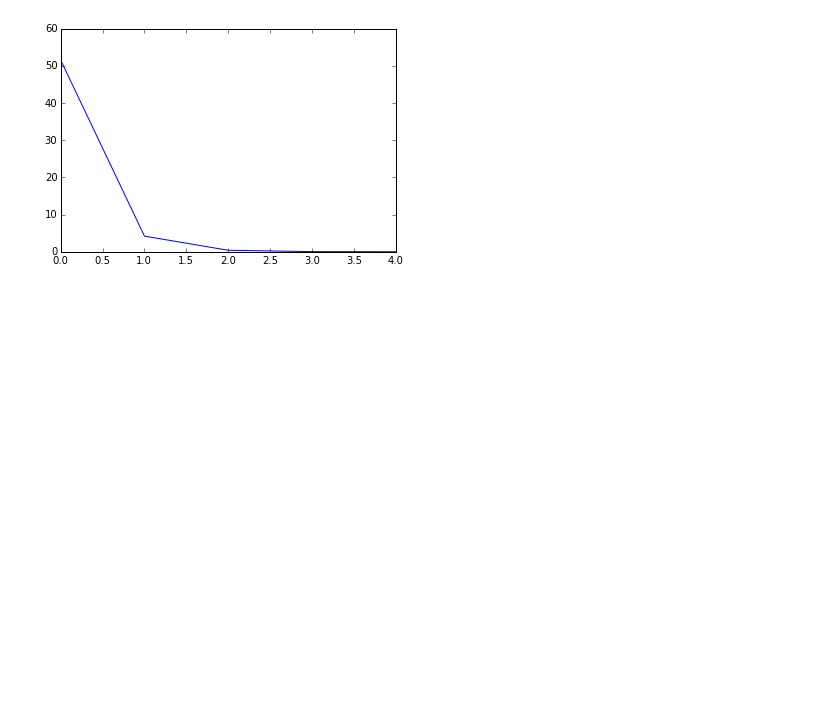
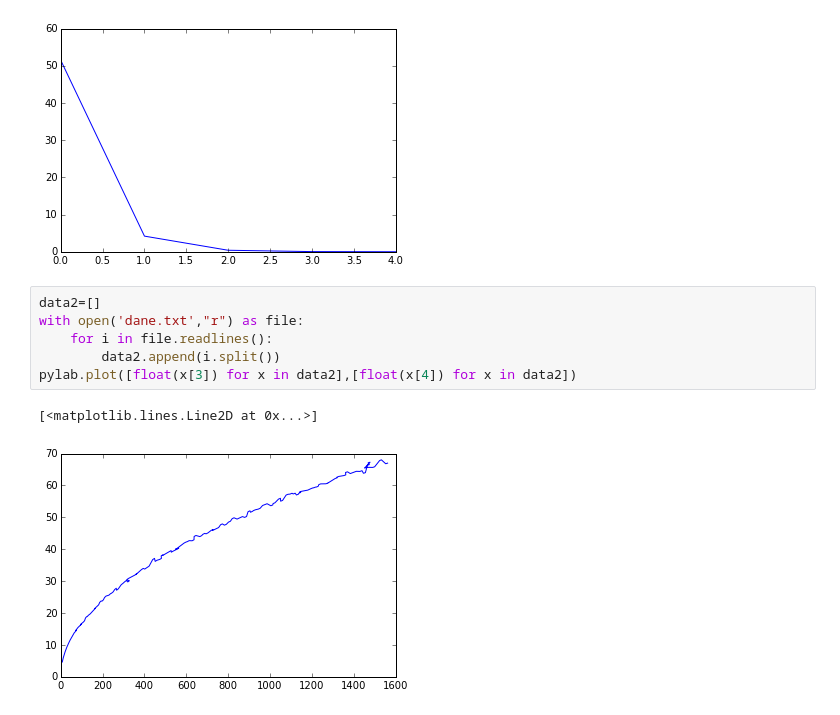
Before and after one commit to micmurawski/argon, a Jupyter notebook: Untitled0.ipynb, the cells around one changed output. Drawn from its saved outputs; the diff is of its cells as text; blank space fills up the shorter version.

```diff
--- a/Untitled0.ipynb
+++ b/Untitled0.ipynb
@@ -74,3 +74,12 @@ pylab.plot(t)
 # %% [output]
 [<matplotlib.lines.Line2D at 0x...>]
 [figure]
+# %%
+data2=[]
+with open('dane.txt',"r") as file:
+    for i in file.readlines():
+        data2.append(i.split())
+pylab.plot([float(x[3]) for x in data2],[float(x[4]) for x in data2])
+# %% [output]
+[<matplotlib.lines.Line2D at 0x...>]
+[figure, added]
```
Also changed, not shown: 9 other files.
